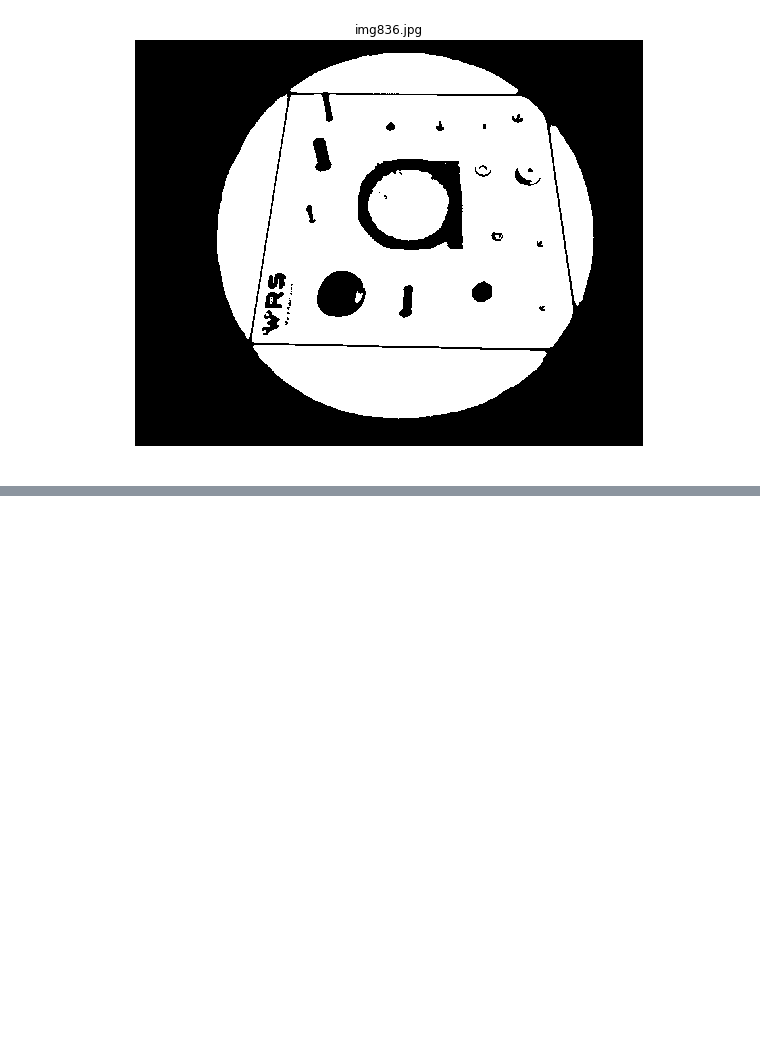
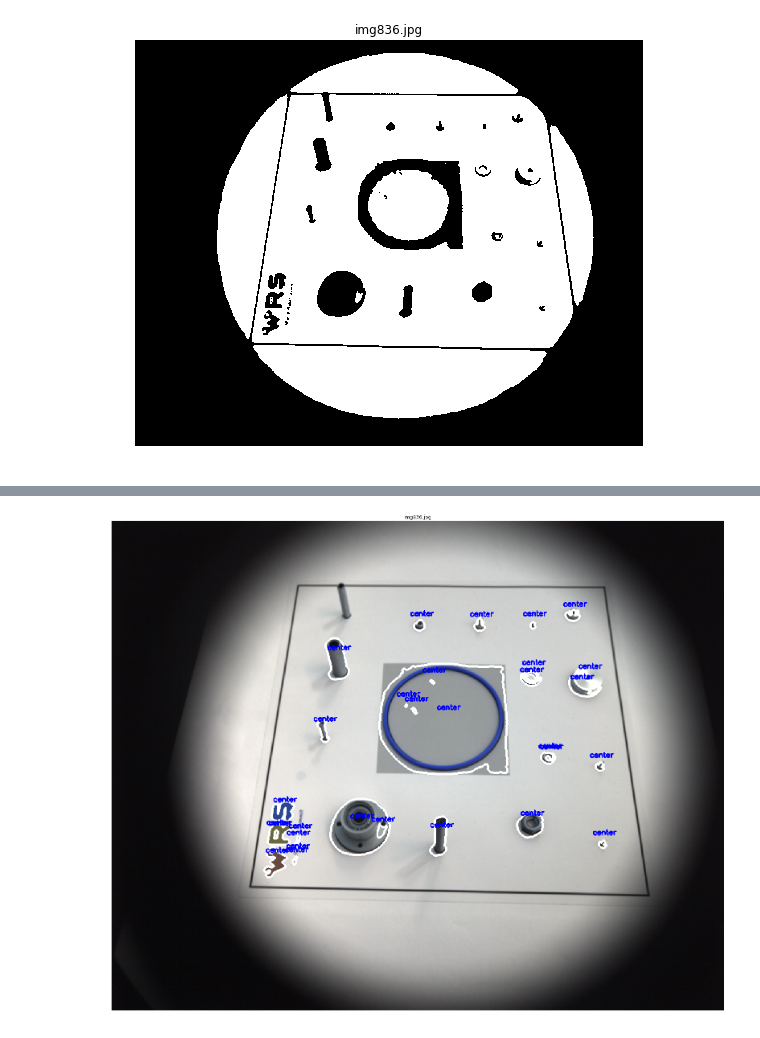
Before and after one commit to JeronimoMontero/AUT-CNN-TUB, a Jupyter notebook: Notebooks/Segmentation.ipynb, the cells around one changed output, grey strips where cells are left out. Cells and saved outputs as stored; diff of their text form; code cells hidden in the pictures; blank space fills up the shorter version.

```diff
--- a/Notebooks/Segmentation.ipynb
+++ b/Notebooks/Segmentation.ipynb
@@ -65,3 +66,11 @@ ax1.imshow(thresh, cmap='gray');
 plt.show()
 # %% [output]
 [figure]
+# %%
+sub_contour = []
+_,contours,_ = cv2.findContours(thresh,cv2.RETR_TREE,cv2.CHAIN_APPROX_SIMPLE)
+for c in contours:
+    if len(c) < 300:
+        if len(c) > 10:
+            print(len(c))
+            sub_contour.append(c)
@@ -67,0 +95,22 @@ plt.show()
+# %%
+img_name = os.listdir(os.path.join(home,industy_path))[881]
+file_path = os.path.join(home,industy_path, img_name)
+image = cv2.imread(file_path)
+img = image
+# %%
+img = cv2.drawContours(image, sub_contour, -3, (255,255,255), 3)
+for c in sub_contour:
+    # compute the center of the contour
+    M = cv2.moments(c)
+    cx = int(M["m10"] / M["m00"])
+    cy = int(M["m01"] / M["m00"])
+    cv2.putText(image, "center", (cx - 20, cy - 20),
+                cv2.FONT_HERSHEY_SIMPLEX, 0.5, (0, 0, 255), 2)
+# %%
+fig = plt.figure(figsize=(60,60))
+ax1 = fig.add_subplot(1, 2, 1)
+ax1.axis('off')
+ax1.set_title(file_path.split('/')[-1])
+ax1.imshow(img, cmap='gray');
+# %% [output]
+[figure, added]
```
Also changed, not shown: parts of 4 cells of this notebook, 5 other files.
